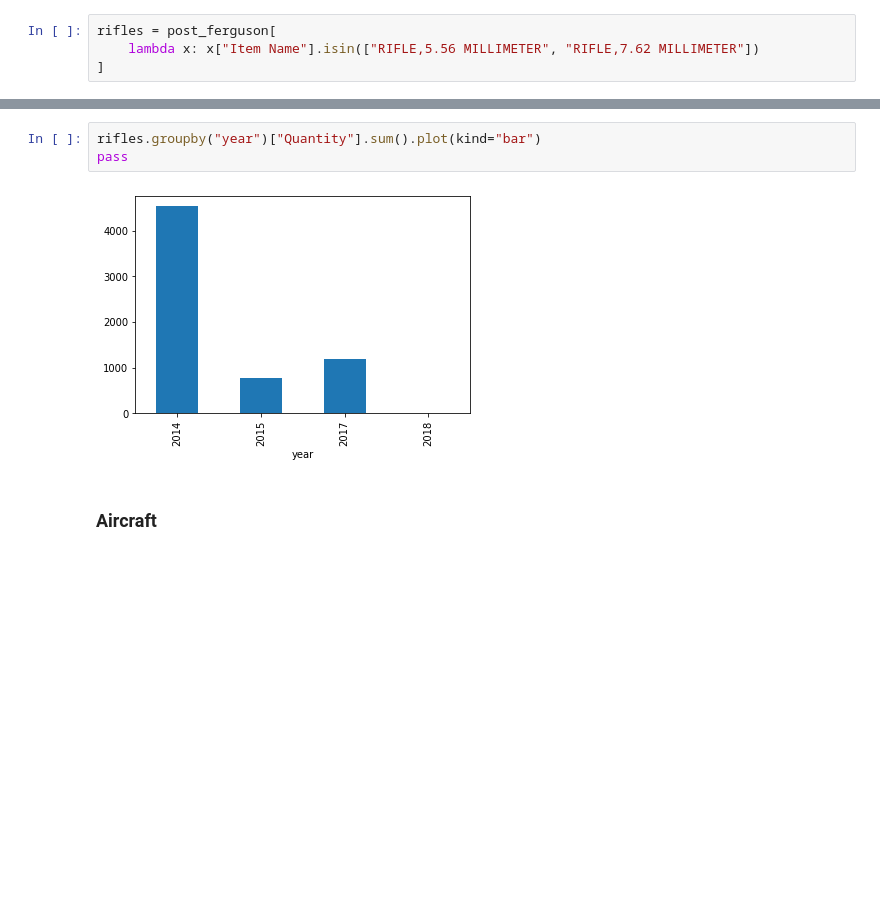
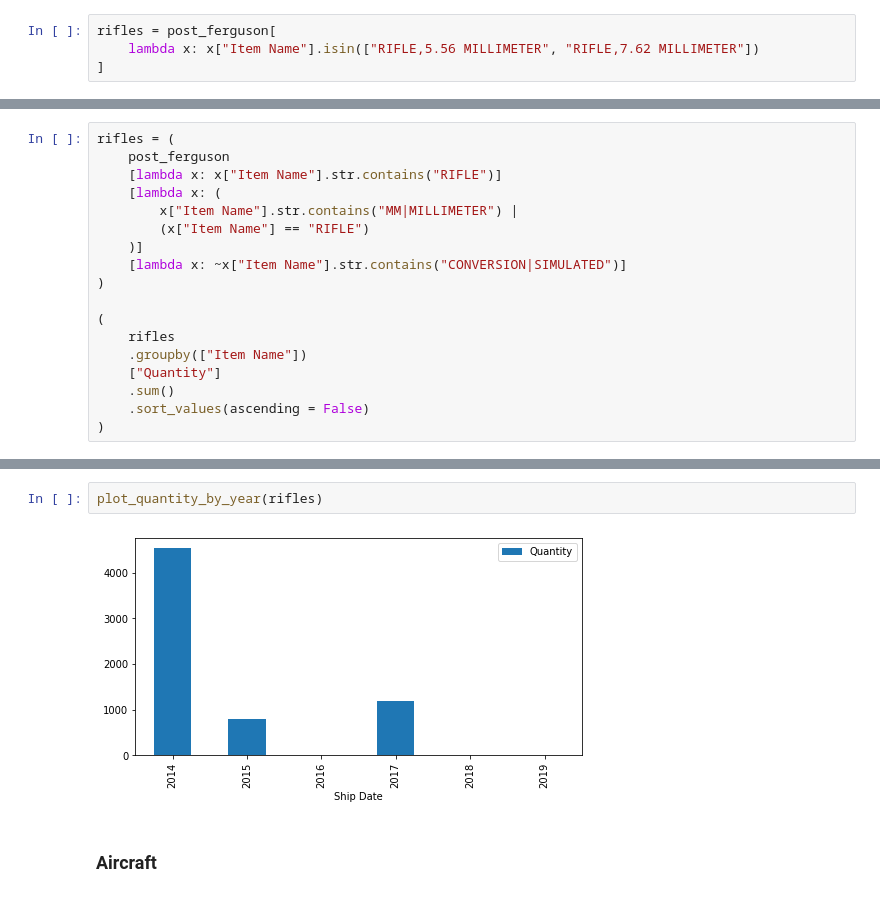
Before and after one commit to BuzzFeedNews/2020-06-leso-1033-transfers-since-ferguson, a Jupyter notebook: notebooks/1033-transfers-post-ferguson.ipynb, the cells around one changed output, grey strips where cells are left out. Cells and saved outputs as stored; diff of their text form; blank space fills up the shorter version.

```diff
--- a/notebooks/1033-transfers-post-ferguson.ipynb
+++ b/notebooks/1033-transfers-post-ferguson.ipynb
@@ -218,0 +264,18 @@ rifles = post_ferguson[
+# %%
+rifles = (
+    post_ferguson
+    [lambda x: x["Item Name"].str.contains("RIFLE")]
+    [lambda x: (
+        x["Item Name"].str.contains("MM|MILLIMETER") |
+        (x["Item Name"] == "RIFLE")
+    )]
+    [lambda x: ~x["Item Name"].str.contains("CONVERSION|SIMULATED")]
+)
+
+(
+    rifles
+    .groupby(["Item Name"])
+    ["Quantity"]
+    .sum()
+    .sort_values(ascending = False)
+)
@@ -231,9 +302,8 @@ year
 Name: Quantity, dtype: int64
-# %%
-rifles.groupby("year")["Quantity"].sum().plot(kind="bar")
-pass
-# %% [output]
-[figure, removed]
+# %%
+plot_quantity_by_year(rifles)
+# %% [output]
+[figure, added]
 # %% [markdown]
 ### Aircraft
 # %%
```
Also changed, not shown: parts of 28 cells of this notebook, 2 other files.
